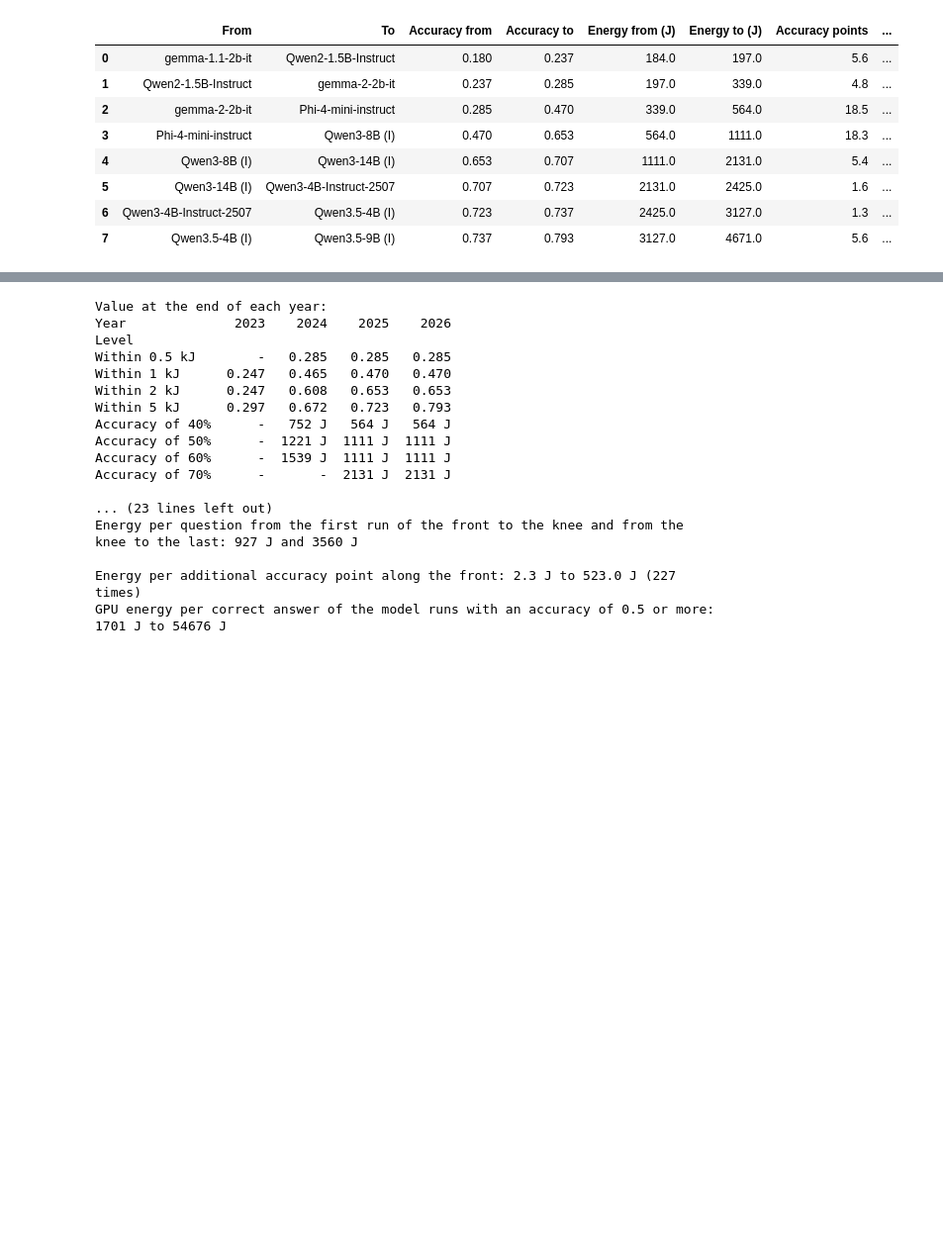
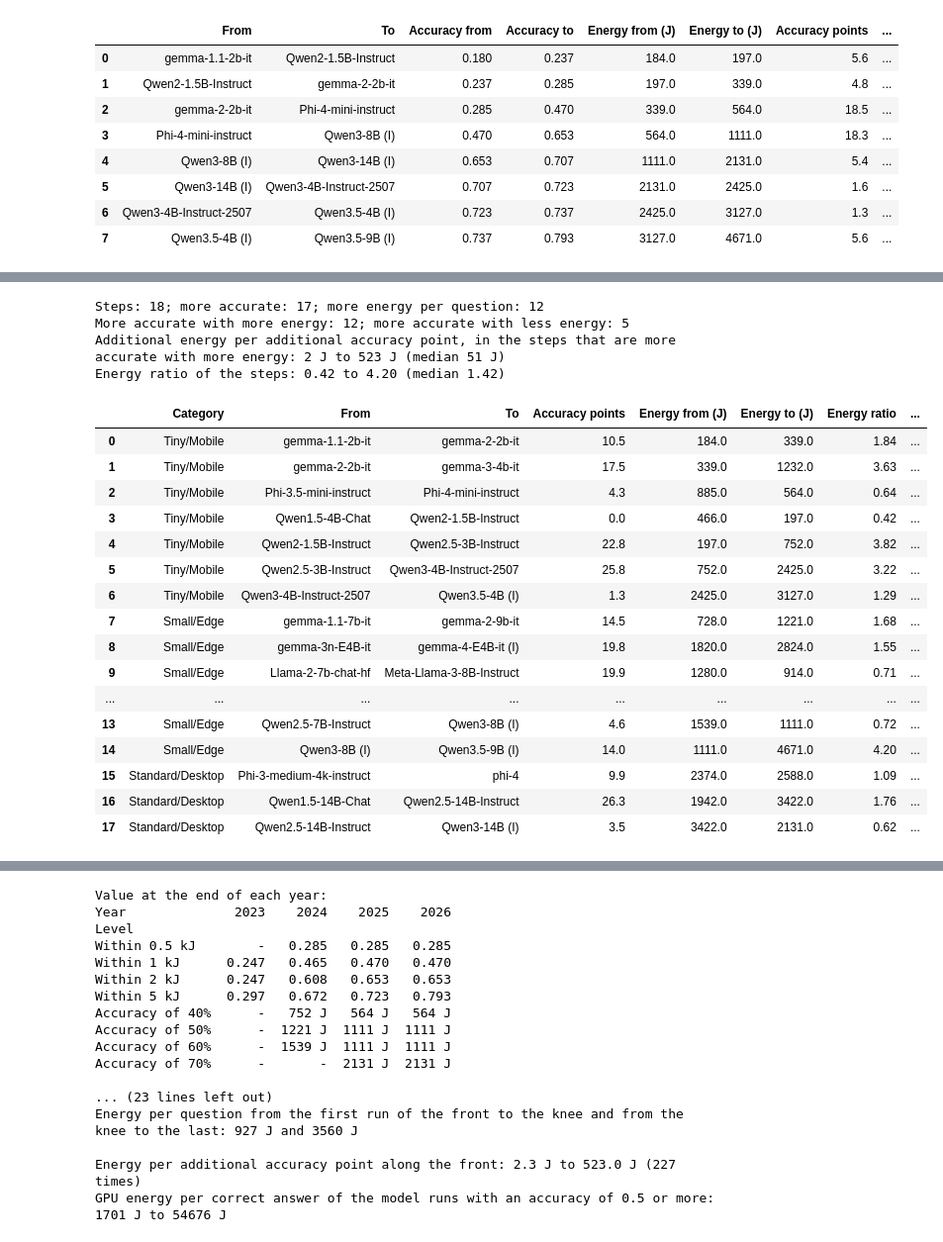
Before and after one commit to diogogmatos/eco-evolution-of-llms, a Jupyter notebook: analysis/03-rq2-cost-of-accuracy.ipynb, the cells around one changed output, grey strips where cells are left out. Shown at 99% size. Drawn from its saved outputs; the diff is of its cells as text; code cells hidden in the pictures; blank space fills up the shorter version.

```diff
--- a/analysis/03-rq2-cost-of-accuracy.ipynb
+++ b/analysis/03-rq2-cost-of-accuracy.ipynb
@@ -278,0 +284,53 @@ marginal.round({"Accuracy from": 3, "Accuracy to": 3, "Energy from (J)": 0, "Ene
+# %%
+from common import lineages
+
+rows = []
+for family, category, architecture, lineage in lineages(model_runs):
+    for (_, before), (_, after) in zip(lineage.iloc[:-1].iterrows(), lineage.iloc[1:].iterrows()):
+        rows.append({
+            "Category": category,
+            "Family": family,
+            "From": short_name(before["model_run"]),
+            "To": short_name(after["model_run"]),
+            "To date": after["release_date"],
+            "Accuracy points": 100 * (after["accuracy"] - before["accuracy"]),
+            "Energy from (J)": before["gpu_joules_per_question"],
+            "Energy to (J)": after["gpu_joules_per_question"],
+        })
+release_steps = pd.DataFrame(rows)
+release_steps["Category"] = pd.Categorical(release_steps["Category"], CATEGORY_ORDER, ordered=True)
+release_steps = release_steps.sort_values(["Category", "Family", "To date"]).drop(columns=["Family", "To date"]).reset_index(drop=True)
+release_steps["Energy ratio"] = release_steps["Energy to (J)"] / release_steps["Energy from (J)"]
+more_accurate = release_steps["Accuracy points"] > 0
+more_energy = release_steps["Energy ratio"] > 1
+# The cost of a point is only defined for the steps that are more accurate with more energy
+release_steps["Joules per accuracy point"] = ((release_steps["Energy to (J)"] - release_steps["Energy from (J)"]) / release_steps["Accuracy points"]).where(more_accurate & more_energy)
+paid = release_steps[more_accurate & more_energy]
+print(f"Steps: {len(release_steps)}; more accurate: {more_accurate.sum()}; more energy per question: {more_energy.sum()}")
+print(f"More accurate with more energy: {len(paid)}; more accurate with less energy: {(more_accurate & ~more_energy).sum()}")
+print(f"Additional energy per additional accuracy point, in the steps that are more accurate with more energy: {paid['Joules per accuracy point'].min():.0f} J to {paid['Joules per accuracy point'].max():.0f} J (median {paid['Joules per accuracy point'].median():.0f} J)")
+print(f"Energy ratio of the steps: {release_steps['Energy ratio'].min():.2f} to {release_steps['Energy ratio'].max():.2f} (median {release_steps['Energy ratio'].median():.2f})")
+
+release_steps.round({"Accuracy points": 1, "Energy from (J)": 0, "Energy to (J)": 0, "Energy ratio": 2, "Joules per accuracy point": 1})
+# %% [output]
+Steps: 18; more accurate: 17; more energy per question: 12
+More accurate with more energy: 12; more accurate with less energy: 5
+Additional energy per additional accuracy point, in the steps that are more accurate with more energy: 2 J to 523 J (median 51 J)
+Energy ratio of the steps: 0.42 to 4.20 (median 1.42)
+|  | Category | From | To | Accuracy points | Energy from (J) | Energy to (J) | Energy ratio | ... |
+| 0 | Tiny/Mobile | gemma-1.1-2b-it | gemma-2-2b-it | 10.5 | 184.0 | 339.0 | 1.84 | ... |
+| 1 | Tiny/Mobile | gemma-2-2b-it | gemma-3-4b-it | 17.5 | 339.0 | 1232.0 | 3.63 | ... |
+| 2 | Tiny/Mobile | Phi-3.5-mini-instruct | Phi-4-mini-instruct | 4.3 | 885.0 | 564.0 | 0.64 | ... |
+| 3 | Tiny/Mobile | Qwen1.5-4B-Chat | Qwen2-1.5B-Instruct | 0.0 | 466.0 | 197.0 | 0.42 | ... |
+| 4 | Tiny/Mobile | Qwen2-1.5B-Instruct | Qwen2.5-3B-Instruct | 22.8 | 197.0 | 752.0 | 3.82 | ... |
+| 5 | Tiny/Mobile | Qwen2.5-3B-Instruct | Qwen3-4B-Instruct-2507 | 25.8 | 752.0 | 2425.0 | 3.22 | ... |
+| 6 | Tiny/Mobile | Qwen3-4B-Instruct-2507 | Qwen3.5-4B (I) | 1.3 | 2425.0 | 3127.0 | 1.29 | ... |
+| 7 | Small/Edge | gemma-1.1-7b-it | gemma-2-9b-it | 14.5 | 728.0 | 1221.0 | 1.68 | ... |
+| 8 | Small/Edge | gemma-3n-E4B-it | gemma-4-E4B-it (I) | 19.8 | 1820.0 | 2824.0 | 1.55 | ... |
+| 9 | Small/Edge | Llama-2-7b-chat-hf | Meta-Llama-3-8B-Instruct | 19.9 | 1280.0 | 914.0 | 0.71 | ... |
+| ... | ... | ... | ... | ... | ... | ... | ... | ... |
+| 13 | Small/Edge | Qwen2.5-7B-Instruct | Qwen3-8B (I) | 4.6 | 1539.0 | 1111.0 | 0.72 | ... |
+| 14 | Small/Edge | Qwen3-8B (I) | Qwen3.5-9B (I) | 14.0 | 1111.0 | 4671.0 | 4.20 | ... |
+| 15 | Standard/Desktop | Phi-3-medium-4k-instruct | phi-4 | 9.9 | 2374.0 | 2588.0 | 1.09 | ... |
+| 16 | Standard/Desktop | Qwen1.5-14B-Chat | Qwen2.5-14B-Instruct | 26.3 | 1942.0 | 3422.0 | 1.76 | ... |
+| 17 | Standard/Desktop | Qwen2.5-14B-Instruct | Qwen3-14B (I) | 3.5 | 3422.0 | 2131.0 | 0.62 | ... |
```
Also changed, not shown: parts of 5 cells of this notebook, 3 other files.
